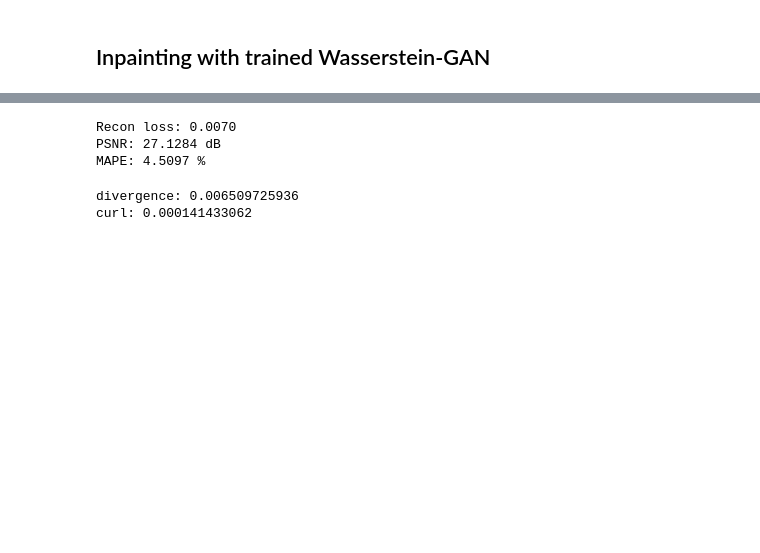
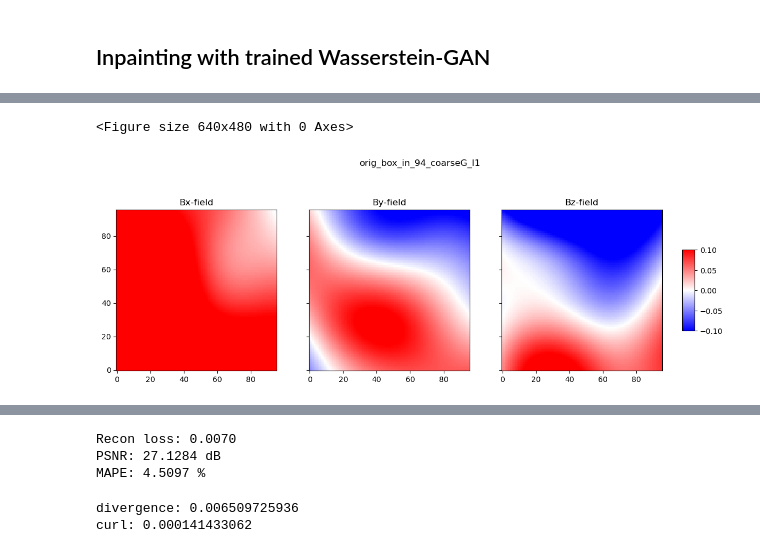
Before and after one commit to spollok/magfield-prediction, a Jupyter notebook: n_wgan_inpainting.ipynb, the cells around one changed output, grey strips where cells are left out. Cells and saved outputs as stored; diff of their text form; code cells hidden in the pictures; blank space fills up the shorter version.

Commit message:
New plots jupyter notebook

```diff
--- a/n_wgan_inpainting.ipynb
+++ b/n_wgan_inpainting.ipynb
@@ -39,14 +39,19 @@ sample_check(x[0], v_max=plt_scale, filename = 'boundary_'+model)
 # %%
 last_model_name = exp_path + '/gen_00320000.pt'
 # Generator(config, coarse_G, use_cuda, device_ids)
 netG = Generator(config['netG'], config['coarse_G'], True, [0])
 netG.load_state_dict(torch.load(last_model_name))
 netG = nn.parallel.DataParallel(netG, device_ids=[0])
 corrupt_t = torch.from_numpy(x[0].astype('float32')).cuda().unsqueeze(0)
 mask_t = torch.from_numpy(mask[0].astype('float32')).cuda().unsqueeze(0)
 
 # Inference
 _, out = netG(corrupt_t, mask_t)
+
+sample_check(orig[0], v_max=plt_scale, filename = 'orig_box_'+model)
+# %% [output]
+<Figure size 640x480 with 0 Axes>
+[figure, added]
 # %%
 out_np = out.squeeze(0).cpu().data.numpy()
 sample_check(out_np, v_max=plt_scale, filename='wgan_'+model)
```
Also changed, not shown: parts of 3 cells of this notebook, 1 other file.
